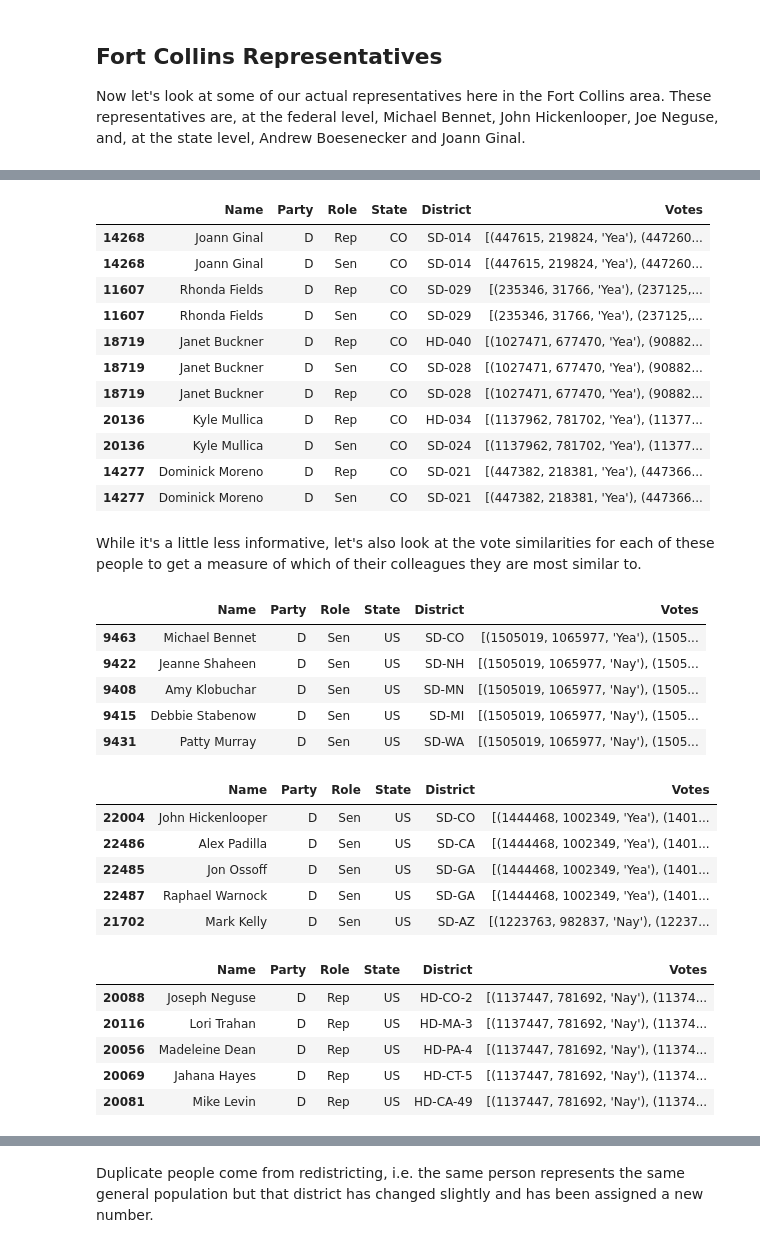
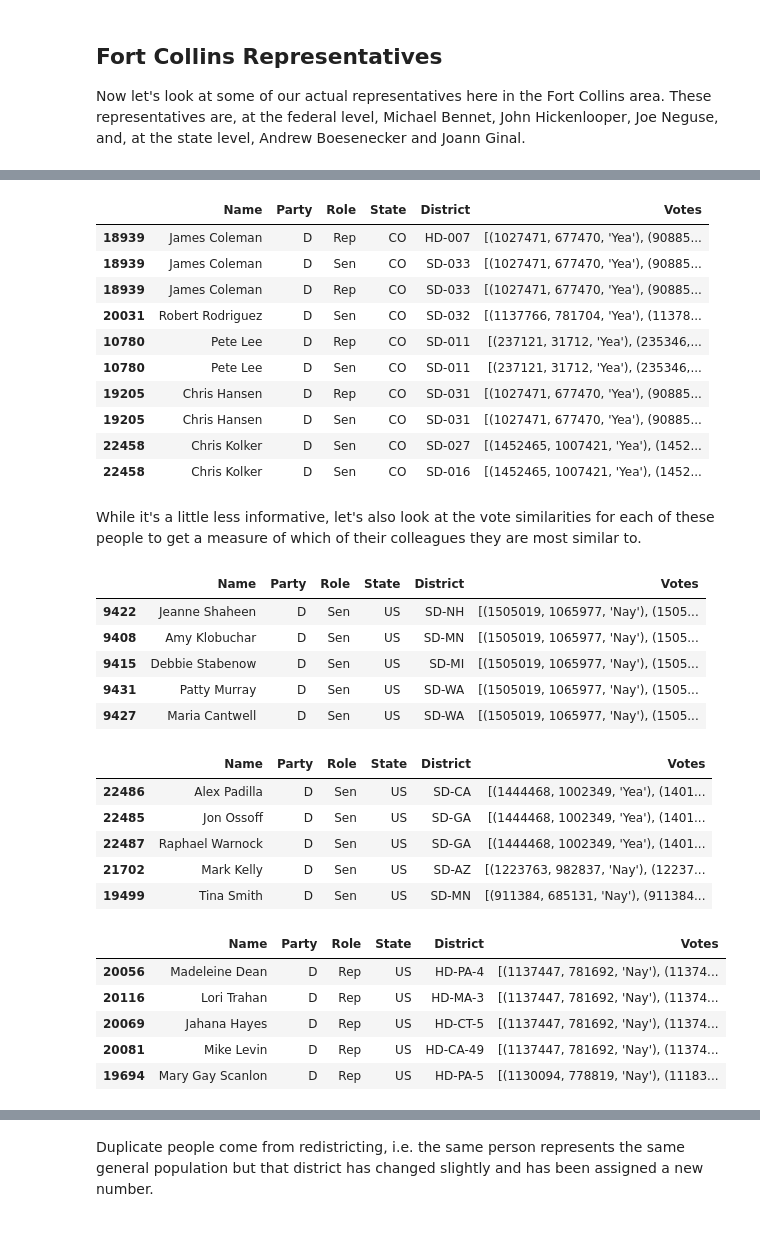
Before and after one commit to silas-wunder/LegiScan, a Jupyter notebook: basic_analysis.ipynb, the cells around one changed output, grey strips where cells are left out. Drawn from its saved outputs; the diff is of its cells as text; code cells hidden in the pictures.

```diff
--- a/basic_analysis.ipynb
+++ b/basic_analysis.ipynb
@@ -194,18 +195,26 @@ Now we'll do something similar, but this time we'll incorporate the topics of ea
 # %%
 people_topics_temperature = {}
+topics = set()
 for person in people_votes_temperatures:
     for bill in people_votes_temperatures[person]:
-        # grab topic and sentiment of this bill
-        bill_topic = ast.literal_eval(bills.loc[bill]["Topics"])
-        # if we don't have this person yet, add them
-        if person not in people_topics_temperature:
-            people_topics_temperature[person] = {bill_topic: [people_votes_temperatures[person][bill]]}
-        # if we have this person but don't have this topic for them, add it
-        elif bill_topic not in people_topics_temperature[person]:
-            people_topics_temperature[person][bill_topic] = [people_votes_temperatures[person][bill]]
-        # otherwise, add the temperature to the list
-        else:
-            people_topics_temperature[person][bill_topic].append(people_votes_temperatures[person][bill])
+        # grab topic list of this bill
+        bill_topics = ast.literal_eval(bills.loc[bill]["Topics"])
+        # if the topics list is empty, the topics are unknown
+        if len(bill_topics) == 0:
+            bill_topics = ["Unknown"]
+        # for every topic in the list, we'll add it to the dictionary
+        for bill_topic in bill_topics:
+            # add the topic to the topics set
+            topics.add(bill_topic)
+            # if we don't have this person yet, add them
+            if person not in people_topics_temperature:
+                people_topics_temperature[person] = {bill_topic: [people_votes_temperatures[person][bill]]}
+            # if we have this person but don't have this topic for them, add it
+            elif bill_topic not in people_topics_temperature[person]:
+                people_topics_temperature[person][bill_topic] = [people_votes_temperatures[person][bill]]
+            # otherwise, add the temperature to the list
+            else:
+                people_topics_temperature[person][bill_topic].append(people_votes_temperatures[person][bill])
 # compute the mean temperature for each topic
 for person in people_topics_temperature:
     for topic in people_topics_temperature[person]:
@@ -212,0 +224,4 @@ for person in people_topics_temperature:
+# %%
+topics = list(topics)
+topics.sort()
+topics
@@ -213,10 +246,10 @@ for person in people_topics_temperature:
 # %% [markdown]
 Cool, now lets turn that into a big matrix so we can do the same kind of similarity measurements on it.
 # %%
-people_topics_matrix = lil_matrix((np.max(list(people_topics_temperature.keys())) + 1, np.max(cluster_names.index) + 1))
+people_topics_matrix = lil_matrix((np.max(list(people_topics_temperature.keys())) + 1, len(topics) + 1))
 for person in people_topics_temperature:
     for topic in people_topics_temperature[person]:
-        people_topics_matrix[person, topic] = people_topics_temperature[person][topic]
+        people_topics_matrix[person, topics.index(topic)] = people_topics_temperature[person][topic]
 smaller_topics = csr_matrix(people_topics_matrix)
 # remove NaN
 smaller_topics.data = np.nan_to_num(smaller_topics.data)
@@ -299,45 +345,44 @@ people.loc[topic_similarites[boesenecker].argsort()[::-1][:5]]
 # %%
-people.loc[topic_similarites[ginal].argsort()[::-1][:5]]
+people.loc[topic_similarites[ginal].argsort()[::-1][1:6]]
 # %% [output]
 |  | Name | Party | Role | State | District | Votes |
-| 14268 | Joann Ginal | D | Rep | CO | SD-014 | [(447615, 219824, 'Yea'), (447260... |
-| 14268 | Joann Ginal | D | Sen | CO | SD-014 | [(447615, 219824, 'Yea'), (447260... |
-| 11607 | Rhonda Fields | D | Rep | CO | SD-029 | [(235346, 31766, 'Yea'), (237125,... |
-| 11607 | Rhonda Fields | D | Sen | CO | SD-029 | [(235346, 31766, 'Yea'), (237125,... |
-| 18719 | Janet Buckner | D | Rep | CO | HD-040 | [(1027471, 677470, 'Yea'), (90882... |
-| 18719 | Janet Buckner | D | Sen | CO | SD-028 | [(1027471, 677470, 'Yea'), (90882... |
-| 18719 | Janet Buckner | D | Rep | CO | SD-028 | [(1027471, 677470, 'Yea'), (90882... |
-| 20136 | Kyle Mullica | D | Rep | CO | HD-034 | [(1137962, 781702, 'Yea'), (11377... |
-| 20136 | Kyle Mullica | D | Sen | CO | SD-024 | [(1137962, 781702, 'Yea'), (11377... |
-| 14277 | Dominick Moreno | D | Rep | CO | SD-021 | [(447382, 218381, 'Yea'), (447366... |
-| 14277 | Dominick Moreno | D | Sen | CO | SD-021 | [(447382, 218381, 'Yea'), (447366... |
+| 18939 | James Coleman | D | Rep | CO | HD-007 | [(1027471, 677470, 'Yea'), (90885... |
+| 18939 | James Coleman | D | Sen | CO | SD-033 | [(1027471, 677470, 'Yea'), (90885... |
+| 18939 | James Coleman | D | Rep | CO | SD-033 | [(1027471, 677470, 'Yea'), (90885... |
+| 20031 | Robert Rodriguez | D | Sen | CO | SD-032 | [(1137766, 781704, 'Yea'), (11378... |
+| 10780 | Pete Lee | D | Rep | CO | SD-011 | [(237121, 31712, 'Yea'), (235346,... |
+| 10780 | Pete Lee | D | Sen | CO | SD-011 | [(237121, 31712, 'Yea'), (235346,... |
+| 19205 | Chris Hansen | D | Rep | CO | SD-031 | [(1027471, 677470, 'Yea'), (90885... |
+| 19205 | Chris Hansen | D | Sen | CO | SD-031 | [(1027471, 677470, 'Yea'), (90885... |
+| 22458 | Chris Kolker | D | Sen | CO | SD-027 | [(1452465, 1007421, 'Yea'), (1452... |
+| 22458 | Chris Kolker | D | Sen | CO | SD-016 | [(1452465, 1007421, 'Yea'), (1452... |
 # %% [markdown]
 While it's a little less informative, let's also look at the vote similarities for each of these people to get a measure of which of their colleagues they are most similar to.
 # %%
-people.loc[votes_similarities[bennet].argsort()[::-1][:5]]
+people.loc[votes_similarities[bennet].argsort()[::-1][1:6]]
 # %% [output]
 |  | Name | Party | Role | State | District | Votes |
-| 9463 | Michael Bennet | D | Sen | US | SD-CO | [(1505019, 1065977, 'Yea'), (1505... |
 | 9422 | Jeanne Shaheen | D | Sen | US | SD-NH | [(1505019, 1065977, 'Nay'), (1505... |
 | 9408 | Amy Klobuchar | D | Sen | US | SD-MN | [(1505019, 1065977, 'Nay'), (1505... |
 | 9415 | Debbie Stabenow | D | Sen | US | SD-MI | [(1505019, 1065977, 'Nay'), (1505... |
 | 9431 | Patty Murray | D | Sen | US | SD-WA | [(1505019, 1065977, 'Nay'), (1505... |
+| 9427 | Maria Cantwell | D | Sen | US | SD-WA | [(1505019, 1065977, 'Nay'), (1505... |
 # %%
-people.loc[votes_similarities[hickenlooper].argsort()[::-1][:5]]
+people.loc[votes_similarities[hickenlooper].argsort()[::-1][1:6]]
 # %% [output]
 |  | Name | Party | Role | State | District | Votes |
-| 22004 | John Hickenlooper | D | Sen | US | SD-CO | [(1444468, 1002349, 'Yea'), (1401... |
 | 22486 | Alex Padilla | D | Sen | US | SD-CA | [(1444468, 1002349, 'Yea'), (1401... |
 | 22485 | Jon Ossoff | D | Sen | US | SD-GA | [(1444468, 1002349, 'Yea'), (1401... |
 | 22487 | Raphael Warnock | D | Sen | US | SD-GA | [(1444468, 1002349, 'Yea'), (1401... |
 | 21702 | Mark Kelly | D | Sen | US | SD-AZ | [(1223763, 982837, 'Nay'), (12237... |
+| 19499 | Tina Smith | D | Sen | US | SD-MN | [(911384, 685131, 'Nay'), (911384... |
 # %%
-people.loc[votes_similarities[neguse].argsort()[::-1][:5]]
+people.loc[votes_similarities[neguse].argsort()[::-1][1:6]]
 # %% [output]
 |  | Name | Party | Role | State | District | Votes |
-| 20088 | Joseph Neguse | D | Rep | US | HD-CO-2 | [(1137447, 781692, 'Nay'), (11374... |
+| 20056 | Madeleine Dean | D | Rep | US | HD-PA-4 | [(1137447, 781692, 'Nay'), (11374... |
 | 20116 | Lori Trahan | D | Rep | US | HD-MA-3 | [(1137447, 781692, 'Nay'), (11374... |
-| 20056 | Madeleine Dean | D | Rep | US | HD-PA-4 | [(1137447, 781692, 'Nay'), (11374... |
 | 20069 | Jahana Hayes | D | Rep | US | HD-CT-5 | [(1137447, 781692, 'Nay'), (11374... |
 | 20081 | Mike Levin | D | Rep | US | HD-CA-49 | [(1137447, 781692, 'Nay'), (11374... |
+| 19694 | Mary Gay Scanlon | D | Rep | US | HD-PA-5 | [(1130094, 778819, 'Nay'), (11183... |
 # %%
```
Also changed, not shown: parts of 20 cells of this notebook, 5 other files.
